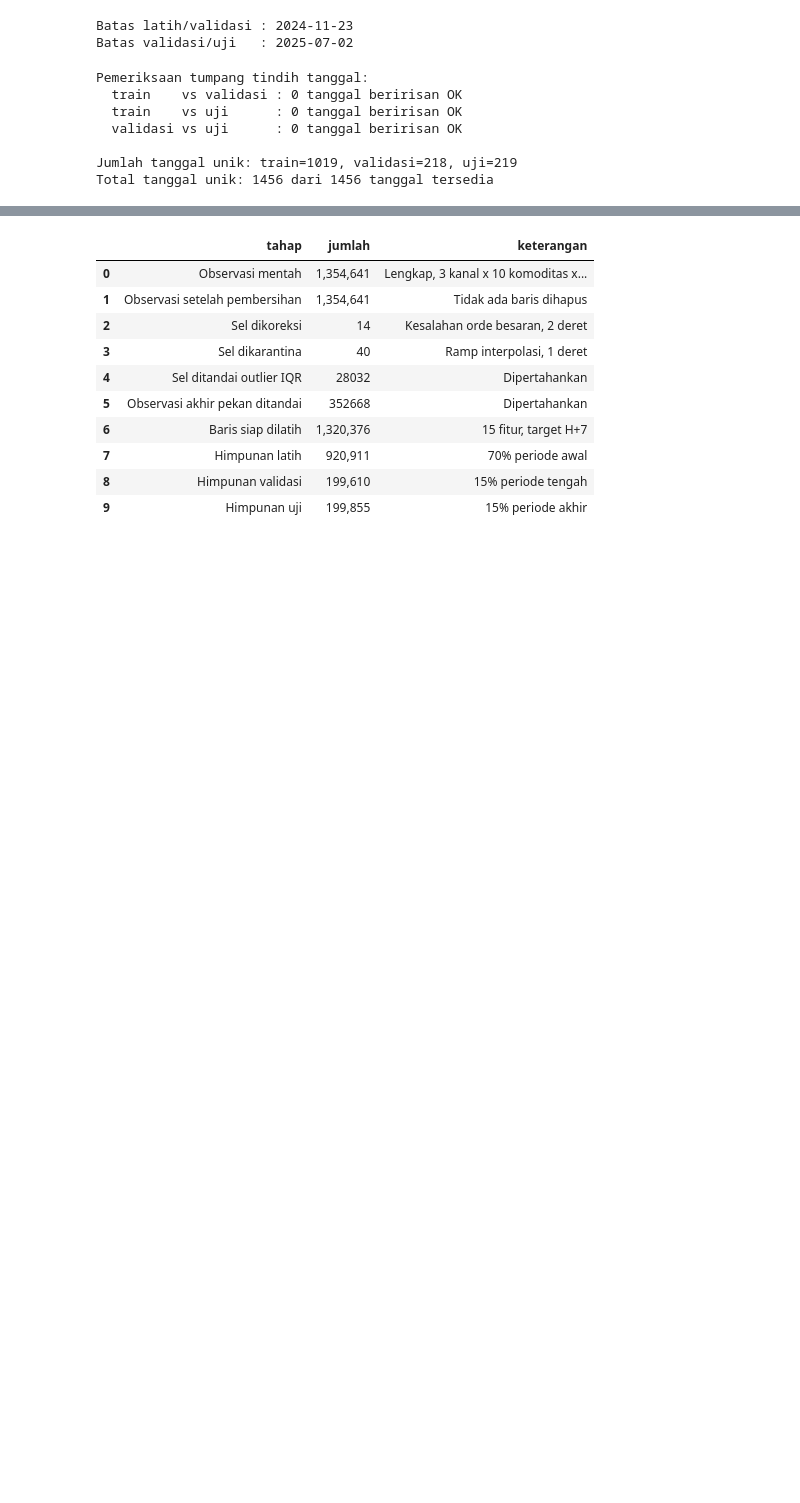
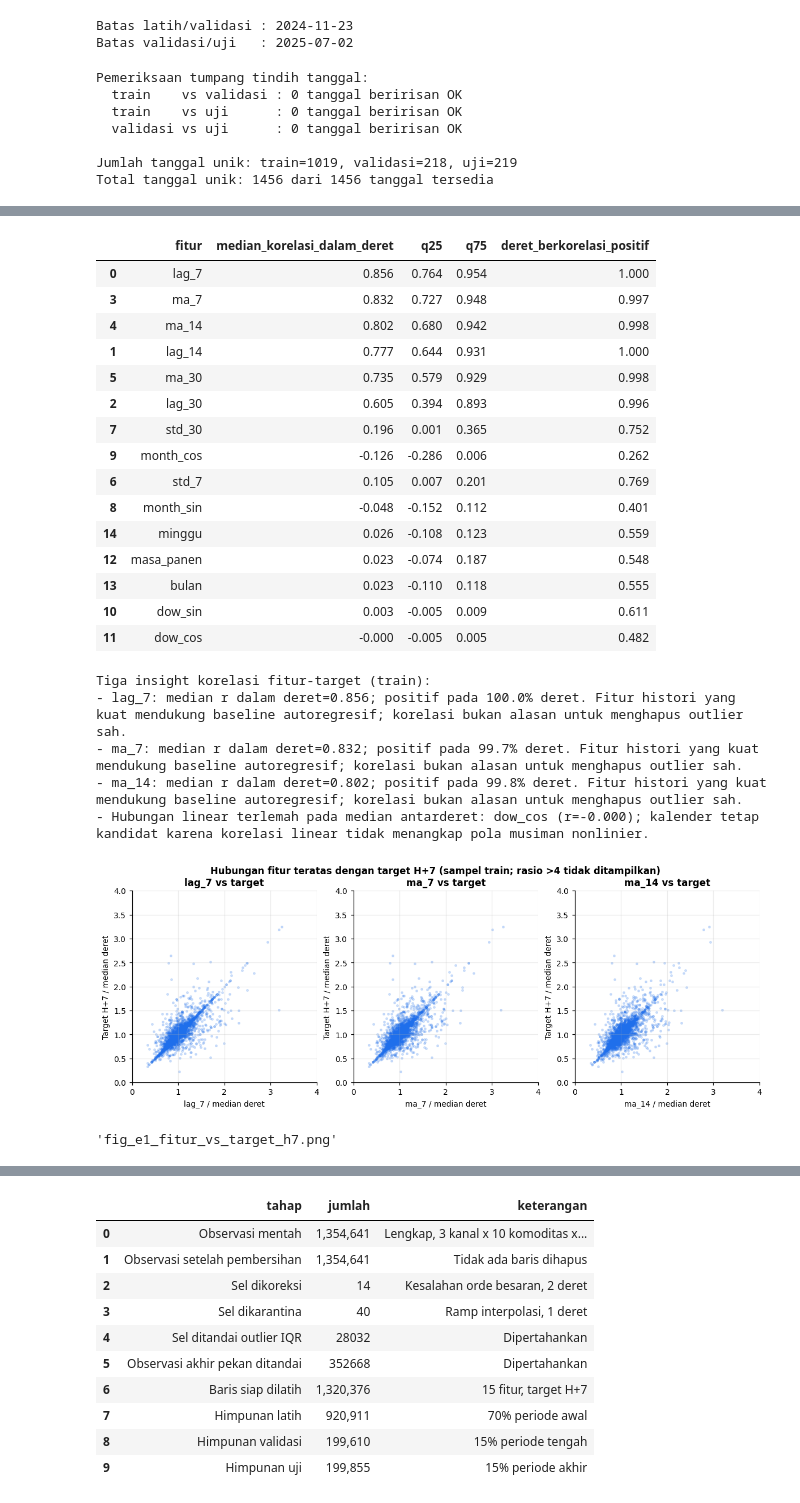
Before and after one commit to Abhiprayaa29/1_IFB_RestuBapak, a Jupyter notebook: Projek_Akhir_Data_Science.ipynb, the cells around one changed output, grey strips where cells are left out. Saved outputs shown, nothing was run; the diff lists cells and outputs as text; code cells hidden in the pictures; blank space fills up the shorter version.

```diff
--- a/Projek_Akhir_Data_Science.ipynb
+++ b/Projek_Akhir_Data_Science.ipynb
@@ -2142,0 +2267,70 @@ Total tanggal unik: 1456 dari 1456 tanggal tersedia
+# %%
+# Korelasi fitur-target dalam tiap deret, train saja (tidak memakai validasi/uji).
+_train = siap.loc[siap["split"] == "train"].copy()
+_corr_rows = []
+for _key, _group in _train.groupby(KEY, observed=True, sort=False):
+    _corr = _group[FEATURES + ["target_h7"]].corr(numeric_only=True)["target_h7"].drop("target_h7")
+    _corr_rows.append({**dict(zip(KEY, _key)), **_corr.to_dict(), "n_train": len(_group)})
+corr_by_series = pd.DataFrame(_corr_rows)
+feature_target_corr = pd.DataFrame({
+    "fitur": FEATURES,
+    "median_korelasi_dalam_deret": [corr_by_series[f].median() for f in FEATURES],
+    "q25": [corr_by_series[f].quantile(.25) for f in FEATURES],
+    "q75": [corr_by_series[f].quantile(.75) for f in FEATURES],
+    "deret_berkorelasi_positif": [(corr_by_series[f] > 0).mean() for f in FEATURES],
+}).sort_values("median_korelasi_dalam_deret", key=lambda s: s.abs(), ascending=False)
+feature_target_corr.to_csv(AUDIT_DIR / "korelasi_fitur_target_h7.csv", index=False)
+display(feature_target_corr.round(3))
+
+# Tiga temuan yang dapat dipakai untuk menentukan kandidat cleaning/modeling.
+_top3 = feature_target_corr.head(3)
+print("Tiga insight korelasi fitur-target (train):")
+for _, _r in _top3.iterrows():
+    print(f"- {_r['fitur']}: median r dalam deret={_r['median_korelasi_dalam_deret']:.3f}; "
+          f"positif pada {_r['deret_berkorelasi_positif']:.1%} deret. Fitur histori yang kuat "
+          "mendukung baseline autoregresif; korelasi bukan alasan untuk menghapus outlier sah.")
+_weak = feature_target_corr.tail(1).iloc[0]
+print(f"- Hubungan linear terlemah pada median antarderet: {_weak['fitur']} "
+      f"(r={_weak['median_korelasi_dalam_deret']:.3f}); kalender tetap kandidat karena "
+      "korelasi linear tidak menangkap pola musiman nonlinier.")
+
+# Visual target-feature menggunakan sampel acak train dan normalisasi median tiap deret.
+_plot_feats = feature_target_corr.head(3)["fitur"].tolist()
+_plot = _train.sample(n=min(6000, len(_train)), random_state=42).copy()
+_series_med = _train.groupby(KEY, observed=True)["target_h7"].median().rename("median_deret").reset_index()
+_plot = _plot.merge(_series_med, on=KEY, how="left")
+fig, axes = plt.subplots(1, 3, figsize=(13, 4))
+for _ax, _feat in zip(axes, _plot_feats):
+    _ax.scatter(_plot[_feat] / _plot["median_deret"], _plot["target_h7"] / _plot["median_deret"],
+                s=5, alpha=.18, color="#1f6feb", rasterized=True)
+    _ax.set_xlabel(f"{_feat} / median deret")
+    _ax.set_ylabel("Target H+7 / median deret")
+    _ax.set_xlim(0, 4)
+    _ax.set_ylim(0, 4)
+    _ax.set_title(f"{_feat} vs target")
+fig.suptitle("Hubungan fitur teratas dengan target H+7 (sampel train; rasio >4 tidak ditampilkan)", fontweight="bold")
+savefig(fig, "fig_e1_fitur_vs_target_h7.png")
+# %% [output]
+|  | fitur | median_korelasi_dalam_deret | q25 | q75 | deret_berkorelasi_positif |
+| 0 | lag_7 | 0.856 | 0.764 | 0.954 | 1.000 |
+| 3 | ma_7 | 0.832 | 0.727 | 0.948 | 0.997 |
+| 4 | ma_14 | 0.802 | 0.680 | 0.942 | 0.998 |
+| 1 | lag_14 | 0.777 | 0.644 | 0.931 | 1.000 |
+| 5 | ma_30 | 0.735 | 0.579 | 0.929 | 0.998 |
+| 2 | lag_30 | 0.605 | 0.394 | 0.893 | 0.996 |
+| 7 | std_30 | 0.196 | 0.001 | 0.365 | 0.752 |
+| 9 | month_cos | -0.126 | -0.286 | 0.006 | 0.262 |
+| 6 | std_7 | 0.105 | 0.007 | 0.201 | 0.769 |
+| 8 | month_sin | -0.048 | -0.152 | 0.112 | 0.401 |
+| 14 | minggu | 0.026 | -0.108 | 0.123 | 0.559 |
+| 12 | masa_panen | 0.023 | -0.074 | 0.187 | 0.548 |
+| 13 | bulan | 0.023 | -0.110 | 0.118 | 0.555 |
+| 10 | dow_sin | 0.003 | -0.005 | 0.009 | 0.611 |
+| 11 | dow_cos | -0.000 | -0.005 | 0.005 | 0.482 |
+Tiga insight korelasi fitur-target (train):
+- lag_7: median r dalam deret=0.856; positif pada 100.0% deret. Fitur histori yang kuat mendukung baseline autoregresif; korelasi bukan alasan untuk menghapus outlier sah.
+- ma_7: median r dalam deret=0.832; positif pada 99.7% deret. Fitur histori yang kuat mendukung baseline autoregresif; korelasi bukan alasan untuk menghapus outlier sah.
+- ma_14: median r dalam deret=0.802; positif pada 99.8% deret. Fitur histori yang kuat mendukung baseline autoregresif; korelasi bukan alasan untuk menghapus outlier sah.
+- Hubungan linear terlemah pada median antarderet: dow_cos (r=-0.000); kalender tetap kandidat karena korelasi linear tidak menangkap pola musiman nonlinier.
+[figure, added]
+'fig_e1_fitur_vs_target_h7.png'
```
Also changed, not shown: parts of 18 cells of this notebook, 20 other files.
